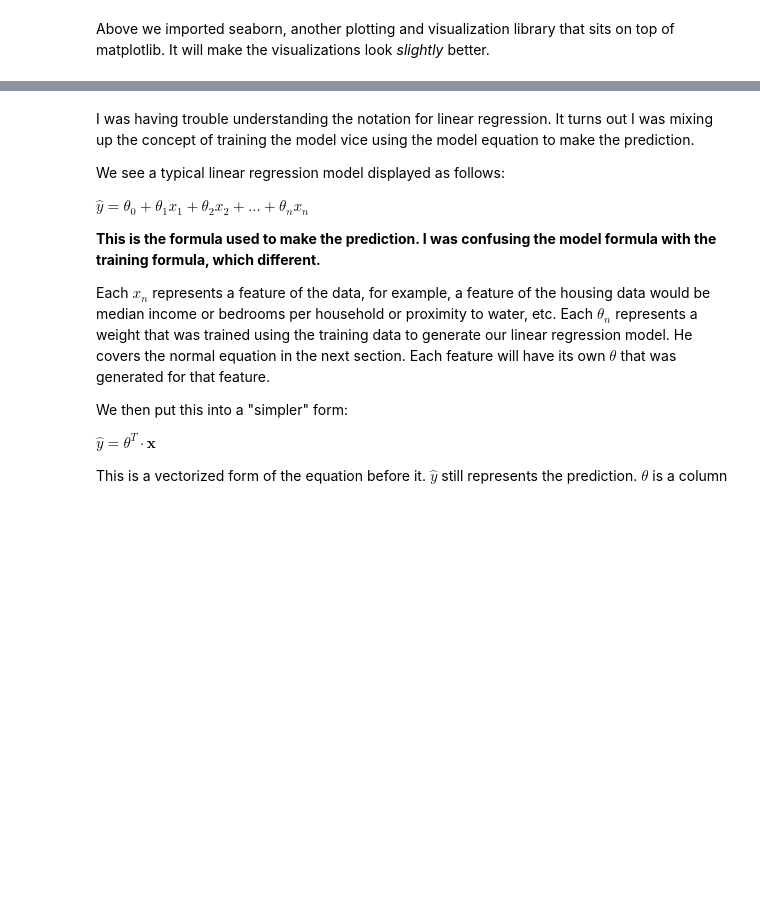
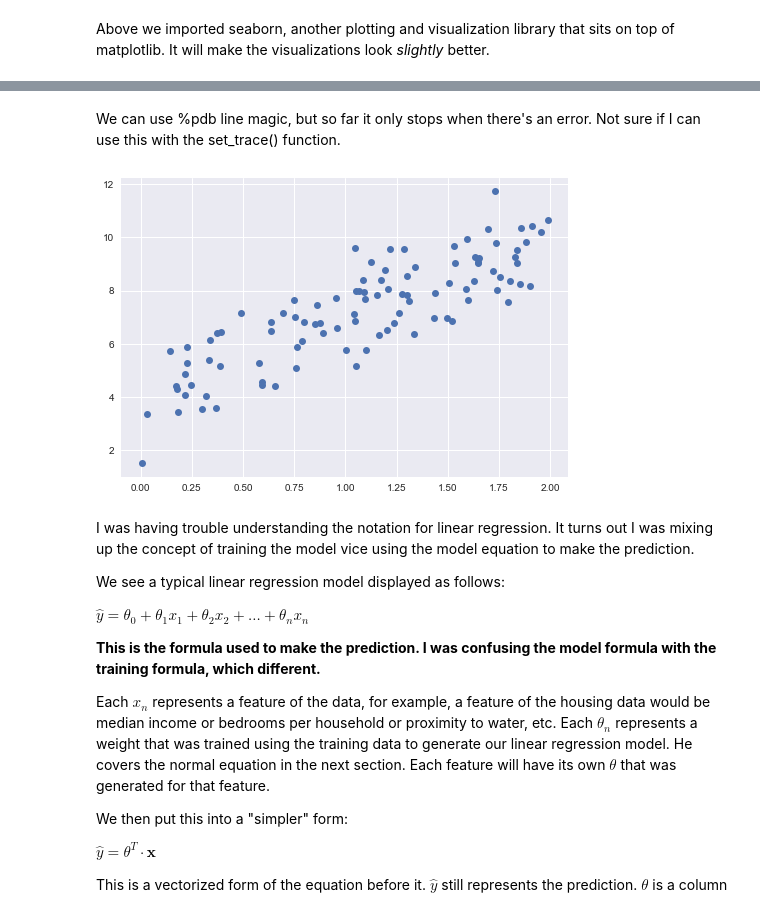
Before and after one commit to kurtrm/ml_projects, a Jupyter notebook: Regression.ipynb, the cells around one changed output, grey strips where cells are left out. Cells and saved outputs as stored; diff of their text form; code cells hidden in the pictures; blank space fills up the shorter version.

```diff
--- a/Regression.ipynb
+++ b/Regression.ipynb
@@ -16,0 +51,10 @@ Above we imported seaborn, another plotting and visualization library that sits
+# %% [markdown]
+We can use %pdb line magic, but so far it only stops when there's an error. Not sure if I can use this with the set_trace() function.
+# %%
+xy = 2 * np.random.rand(100, 1)
+yy = 4 + 3 * xy + np.random.randn(100, 1)
+
+plt.plot(xy, yy, 'o');
+# adding a semicolon after the plot will suppress the output, but not the graph. See what it looks like without the semicolon in cells below
+# %% [output]
+[figure, added]
```
Also changed, not shown: parts of 25 cells of this notebook.
